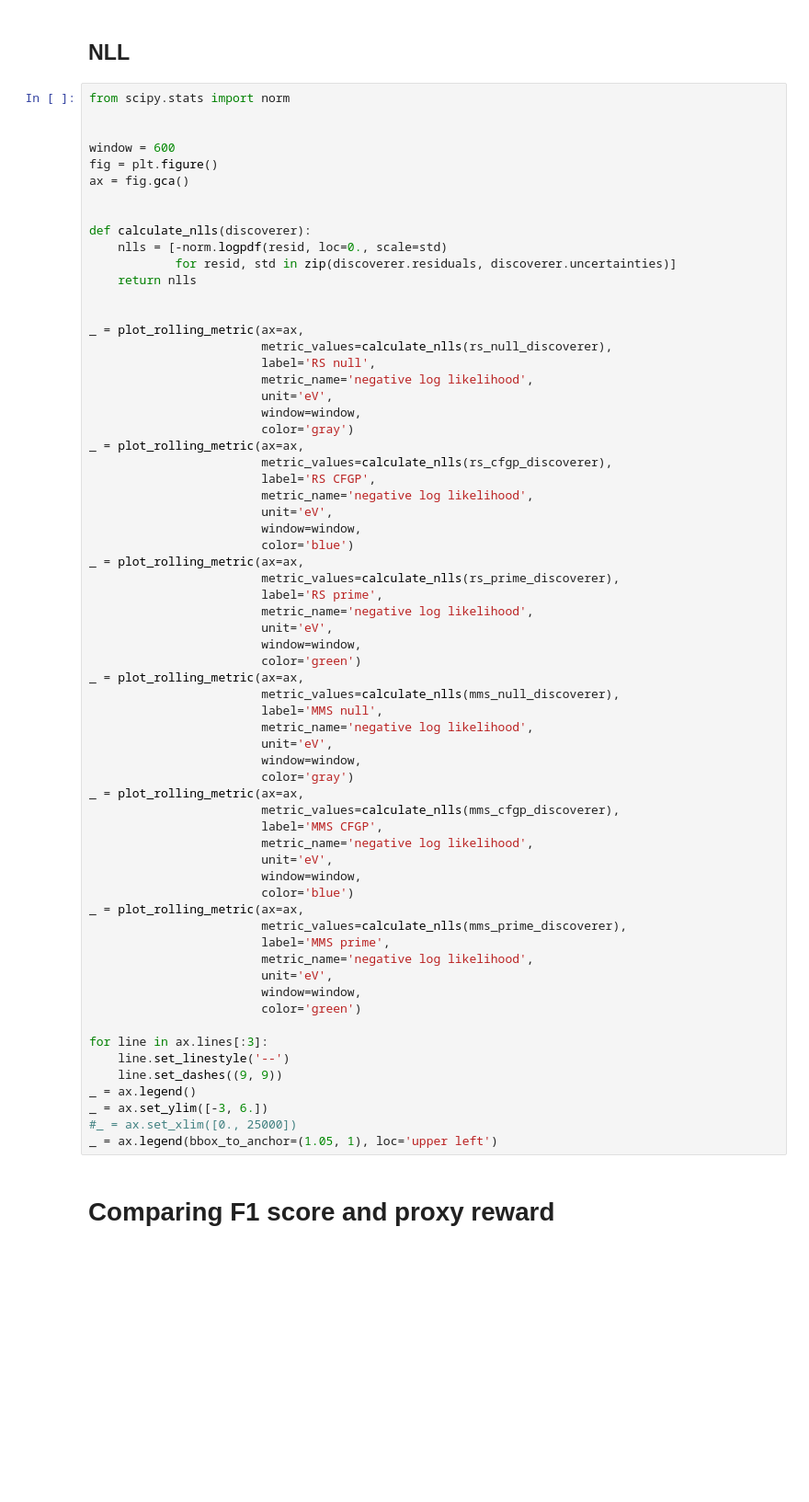
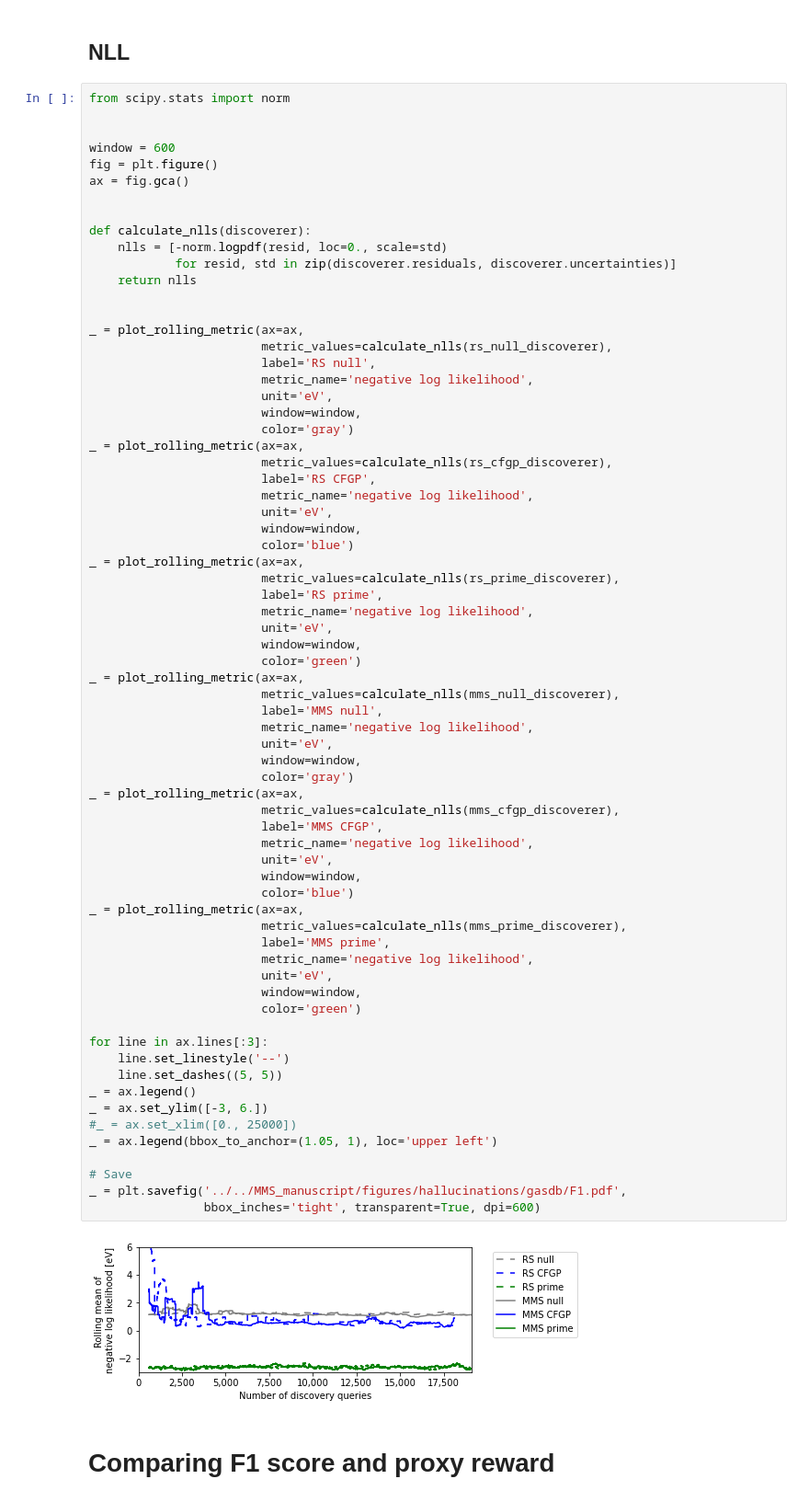
Before and after one commit to ulissigroup/catalyst-acquisitions, a Jupyter notebook: notebooks/comparisons/compare_hallucinations.ipynb, the cells around one changed output. Shown at 92% size. Cells and saved outputs as stored; diff of their text form; blank space fills up the shorter version.

Commit message:
Start saving figures for paper

```diff
--- a/notebooks/comparisons/compare_hallucinations.ipynb
+++ b/notebooks/comparisons/compare_hallucinations.ipynb
@@ -617,34 +641,40 @@ _ = plot_rolling_metric(ax=ax,
                         window=window,
                         color='green')
 _ = plot_rolling_metric(ax=ax,
                         metric_values=calculate_nlls(mms_null_discoverer),
                         label='MMS null',
                         metric_name='negative log likelihood',
                         unit='eV',
                         window=window,
                         color='gray')
 _ = plot_rolling_metric(ax=ax,
                         metric_values=calculate_nlls(mms_cfgp_discoverer),
                         label='MMS CFGP',
                         metric_name='negative log likelihood',
                         unit='eV',
                         window=window,
                         color='blue')
 _ = plot_rolling_metric(ax=ax,
                         metric_values=calculate_nlls(mms_prime_discoverer),
                         label='MMS prime',
                         metric_name='negative log likelihood',
                         unit='eV',
                         window=window,
                         color='green')
 
 for line in ax.lines[:3]:
     line.set_linestyle('--')
-    line.set_dashes((9, 9))
+    line.set_dashes((5, 5))
 _ = ax.legend()
 _ = ax.set_ylim([-3, 6.])
 #_ = ax.set_xlim([0., 25000])
 _ = ax.legend(bbox_to_anchor=(1.05, 1), loc='upper left')
+
+# Save
+_ = plt.savefig('../../MMS_manuscript/figures/hallucinations/gasdb/F1.pdf',
+                bbox_inches='tight', transparent=True, dpi=600)
+# %% [output]
+[figure, added]
 # %% [markdown]
 # Comparing F1 score and proxy reward
 # %%
```
Also changed, not shown: parts of 7 cells of this notebook, 1 other file.
